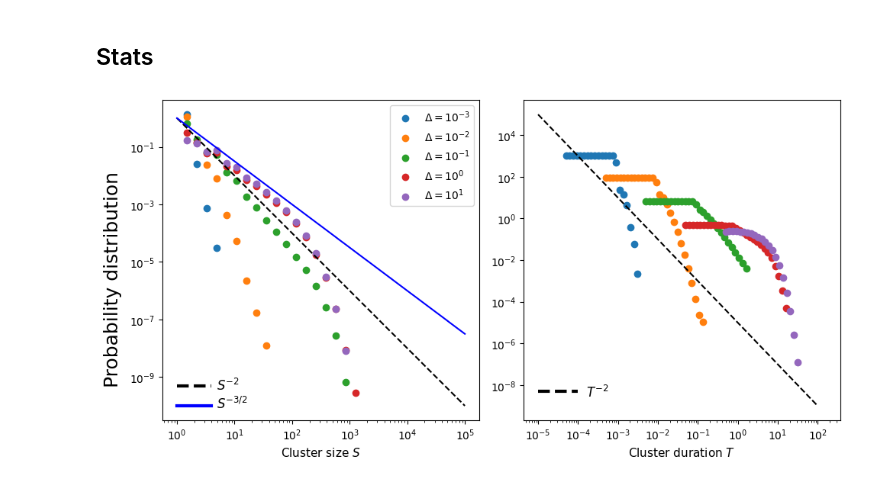
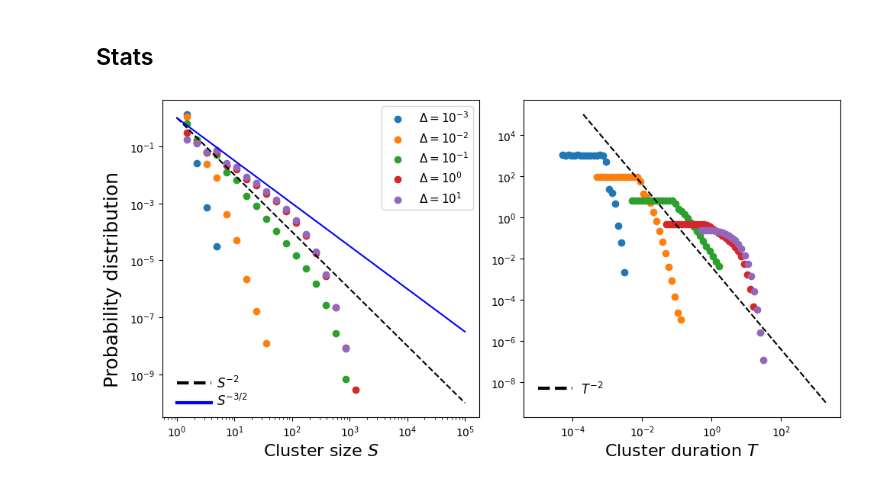
Before and after one commit to RivasAntonio/TFM, a Jupyter notebook: Códigos/Hawkes/figures_bivariate.ipynb, the cells around one changed output. Cells and saved outputs as stored; diff of their text form; code cells hidden in the pictures.

```diff
--- a/Códigos/Hawkes/figures_bivariate.ipynb
+++ b/Códigos/Hawkes/figures_bivariate.ipynb
@@ -310,10 +310,10 @@ percolation_mean_2 = [np.load(f'./data/percolation mean bivariate critical plot
 # %%
-fig, axs = plt.subplots(1, 3, figsize=(12, 4))
+fig, axs = plt.subplots(1, 2, figsize=(10, 4))
 
 for i in range(3):
     fig.axes[0].plot(deltas[0], percolation_mean_0[i], marker = 'o', label=labels[i])
     fig.axes[1].plot(deltas[1], percolation_mean_1[i], marker = 'o', label=labels[i])
-    fig.axes[2].plot(deltas[2], percolation_mean_2[i], marker = 'o', label=labels[i])
+    # fig.axes[2].plot(deltas[2], percolation_mean_2[i], marker = 'o', label=labels[i])
 
 fig.axes[0].legend(loc = 'upper left')
 
@@ -338,10 +338,10 @@ percolation_sus_2 = [np.load(f'./data/percolation sus bivariate critical plot 2
 # %%
-fig, axs = plt.subplots(1, 3, figsize=(12, 4))
+fig, axs = plt.subplots(1, 2, figsize=(10, 4))
 
 for i in range(3):
     fig.axes[0].plot(deltas[0], percolation_sus_0[i], marker = 'o', label=labels[i])
     fig.axes[1].plot(deltas[1], percolation_sus_1[i], marker = 'o', label=labels[i])
-    fig.axes[2].plot(deltas[2], percolation_sus_2[i], marker = 'o', label=labels[i])
+    # fig.axes[2].plot(deltas[2], percolation_sus_2[i], marker = 'o', label=labels[i])
 
 fig.axes[0].legend(loc = 'upper left')
 
@@ -440,10 +440,10 @@ percolation_mean_2 = [np.load(f'./data/percolation mean bivariate stationary plo
 # %%
-fig, axs = plt.subplots(1, 3, figsize=(12, 4))
+fig, axs = plt.subplots(1, 2, figsize=(10, 4))
 
 for i in range(3):
     fig.axes[0].plot(deltas[0], percolation_mean_0[i], marker = 'o', label=labels[i])
     fig.axes[1].plot(deltas[1], percolation_mean_1[i], marker = 'o', label=labels[i])
-    fig.axes[2].plot(deltas[2], percolation_mean_2[i], marker = 'o', label=labels[i])
+    # fig.axes[2].plot(deltas[2], percolation_mean_2[i], marker = 'o', label=labels[i])
 
 fig.axes[0].legend(loc = 'upper left')
 
@@ -468,10 +468,10 @@ percolation_sus_2 = [np.load(f'./data/percolation sus bivariate stationary plot
 # %%
-fig, axs = plt.subplots(1, 3, figsize=(12, 4))
+fig, axs = plt.subplots(1, 2, figsize=(10, 4))
 
 for i in range(3):
     fig.axes[0].plot(deltas[0], percolation_sus_0[i], marker = 'o', label=labels[i])
     fig.axes[1].plot(deltas[1], percolation_sus_1[i], marker = 'o', label=labels[i])
-    fig.axes[2].plot(deltas[2], percolation_sus_2[i], marker = 'o', label=labels[i])
+    # fig.axes[2].plot(deltas[2], percolation_sus_2[i], marker = 'o', label=labels[i])
 
 fig.axes[0].legend(loc = 'upper left')
 
@@ -504,35 +504,35 @@ fig, axes = plt.subplots(1, 2, figsize=(10, 5))
 for i in range(len(deltas)):
     axes[0].scatter(sbins[:-1], shist[i], marker = 'o', label = labels[i])
     axes[1].scatter(tbins[i][:-1], thist[i], marker = 'o', label = labels[i])
 
 axes[0].set_xscale('log')
 axes[0].set_yscale('log')
 axes[1].set_xscale('log')
 axes[1].set_yscale('log')
-axes[0].set_xlabel('Cluster size $S$', fontsize = 11)
-axes[1].set_xlabel('Cluster duration $T$', fontsize = 11)
-axes[0].legend()
+axes[0].set_xlabel('Cluster size $S$', fontsize = 16)
+axes[1].set_xlabel('Cluster duration $T$', fontsize = 16)
+axes[0].legend(fontsize = 11)
 fig.supylabel('Probability distribution', fontsize = 18)
 
 y_s = sbins**-2
 y_s2 = sbins**(-3/2)
 t_aux = np.logspace(-5, 2, 20)
 y_t = t_aux**-2 * 10**-5
 
 axes[0].plot(sbins, y_s, linestyle = '--', color = 'black', label = '$S^{-2}$')
 axes[0].plot(sbins, y_s2, color = 'blue', label = '$S^{-3/2}$')
-axes[1].plot(t_aux, y_t, linestyle = '--', color = 'black', label = '$T^{-2}$')
+axes[1].plot(t_aux*20, y_t, linestyle = '--', color = 'black', label = '$T^{-2}$')
 
 fig.axes[0].annotate('$S^{-2}$', xy=(3.2, 1.5E-10), xycoords='data', xytext=(10, 10), textcoords='offset points', fontsize=12)
 fig.axes[0].plot(np.logspace(0.0, 0.6, 10), np.ones(10)*5E-10, color='black', linestyle='--', lw = 3)
 
 fig.axes[0].annotate('$S^{-3/2}$', xy=(3.2, 0.35E-10), xycoords='data', xytext=(10, 10), textcoords='offset points', fontsize=12)
 fig.axes[0].plot(np.logspace(0.0, 0.6, 10), np.ones(10)*1E-10, color='blue', linestyle='-', lw = 3)
 
 fig.axes[1].annotate('$T^{-2}$', xy=(0.000085, 0.85E-9), xycoords='data', xytext=(10, 10), textcoords='offset points', fontsize=12)
 fig.axes[1].plot(np.logspace(-5, -4, 10), np.ones(10)*5E-9, color='black', linestyle='--', lw = 3)
 
 
 fig.tight_layout()
 # %% [output]
-[figure, old version]
+[figure, new version]
```
Also changed, not shown: parts of 11 cells of this notebook, 21 other files.
